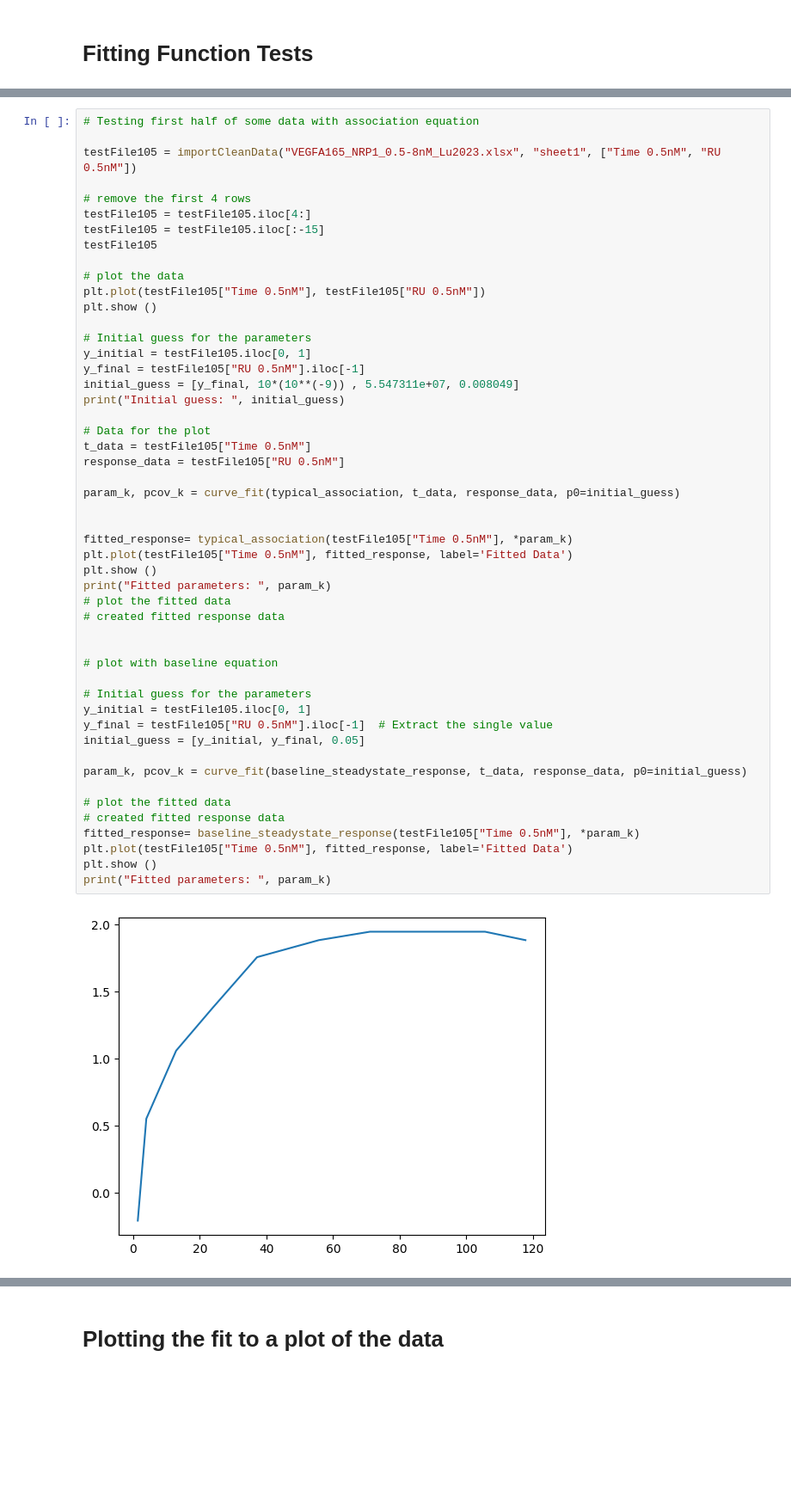
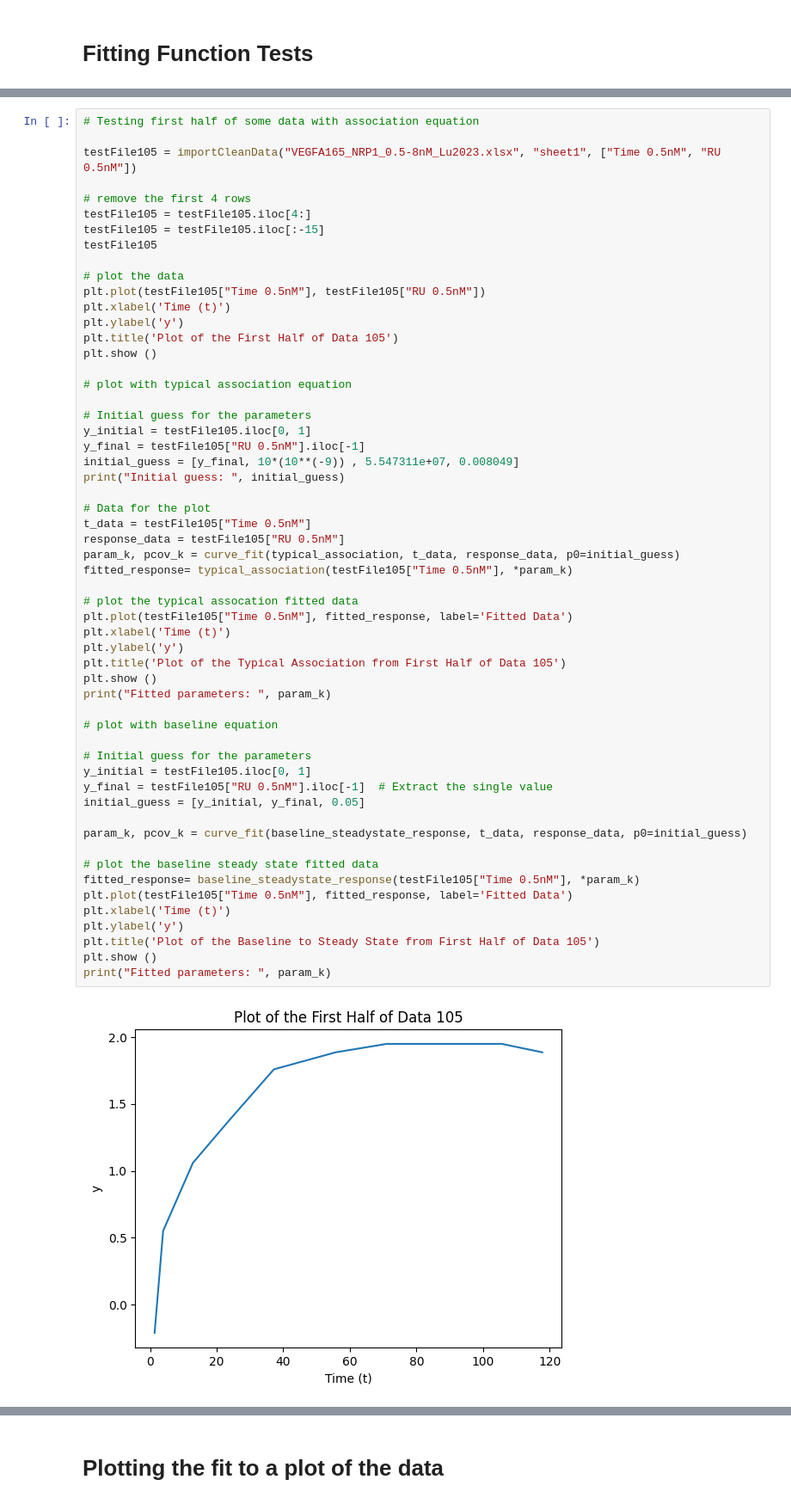
Before and after one commit to Ara101/Data_extraction_kinetic_signaling_data, a Jupyter notebook: code/python/rate_kinetics_0.ipynb, the cells around one changed output, grey strips where cells are left out. Shown at 86% size. Saved outputs shown, nothing was run; the diff lists cells and outputs as text; blank space fills up the shorter version.

```diff
--- a/code/python/rate_kinetics_0.ipynb
+++ b/code/python/rate_kinetics_0.ipynb
@@ -306,44 +305,50 @@ testFile105
 
 # plot the data
 plt.plot(testFile105["Time 0.5nM"], testFile105["RU 0.5nM"])
+plt.xlabel('Time (t)')
+plt.ylabel('y')
+plt.title('Plot of the First Half of Data 105')
 plt.show ()
+
+# plot with typical association equation
 
 # Initial guess for the parameters
 y_initial = testFile105.iloc[0, 1]
 y_final = testFile105["RU 0.5nM"].iloc[-1]
 initial_guess = [y_final, 10*(10**(-9)) , 5.547311e+07, 0.008049]
 print("Initial guess: ", initial_guess)
 
 # Data for the plot
 t_data = testFile105["Time 0.5nM"]
 response_data = testFile105["RU 0.5nM"]
+param_k, pcov_k = curve_fit(typical_association, t_data, response_data, p0=initial_guess)
+fitted_response= typical_association(testFile105["Time 0.5nM"], *param_k)
 
-param_k, pcov_k = curve_fit(typical_association, t_data, response_data, p0=initial_guess)
-
-
-fitted_response= typical_association(testFile105["Time 0.5nM"], *param_k)
+# plot the typical assocation fitted data
 plt.plot(testFile105["Time 0.5nM"], fitted_response, label='Fitted Data')
+plt.xlabel('Time (t)')
+plt.ylabel('y')
+plt.title('Plot of the Typical Association from First Half of Data 105')
 plt.show ()
 print("Fitted parameters: ", param_k)
-# plot the fitted data
-# created fitted response data
-
 
 # plot with baseline equation
 
 # Initial guess for the parameters
 y_initial = testFile105.iloc[0, 1]
 y_final = testFile105["RU 0.5nM"].iloc[-1]  # Extract the single value
 initial_guess = [y_initial, y_final, 0.05]
 
 param_k, pcov_k = curve_fit(baseline_steadystate_response, t_data, response_data, p0=initial_guess)
 
-# plot the fitted data
-# created fitted response data
+# plot the baseline steady state fitted data
 fitted_response= baseline_steadystate_response(testFile105["Time 0.5nM"], *param_k)
 plt.plot(testFile105["Time 0.5nM"], fitted_response, label='Fitted Data')
+plt.xlabel('Time (t)')
+plt.ylabel('y')
+plt.title('Plot of the Baseline to Steady State from First Half of Data 105')
 plt.show ()
 print("Fitted parameters: ", param_k)
 # %% [output]
-[figure, old version]
+[figure, new version]
 Initial guess:  [np.float64(1.885), 1e-08, 55473110.0, 0.008049]
```
Also changed, not shown: parts of 15 cells of this notebook.
